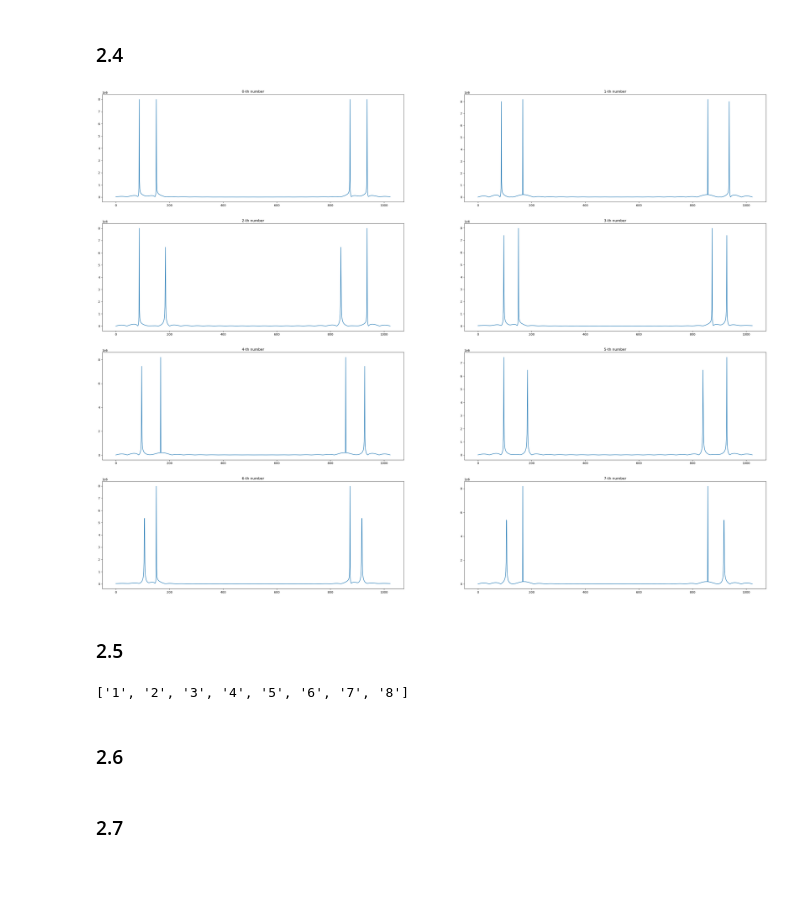
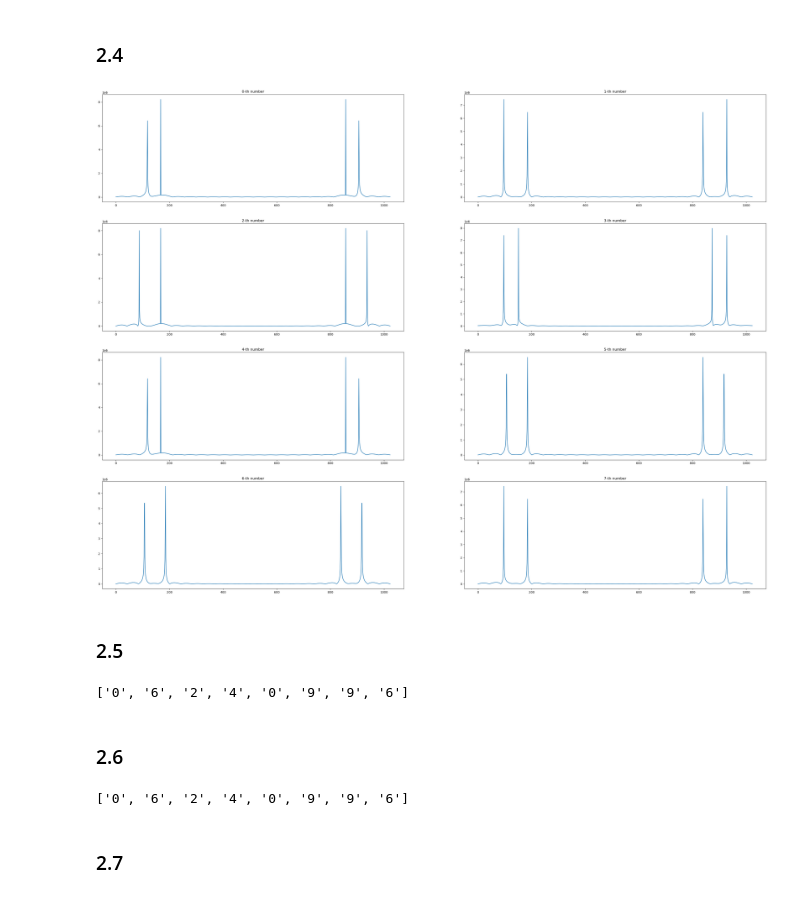
Before and after one commit to ElGreKost/DSP-Lab-Suite, a Jupyter notebook: Digital-Signal-Processing/dsp_project1/dsp_lab1_code.ipynb, the cells around one changed output. Saved outputs shown, nothing was run; the diff lists cells and outputs as text; code cells hidden in the pictures.

```diff
--- a/Digital-Signal-Processing/dsp_project1/dsp_lab1_code.ipynb
+++ b/Digital-Signal-Processing/dsp_project1/dsp_lab1_code.ipynb
@@ -313,8 +316,7 @@ plt.show()
 # %%
 from scipy.io import wavfile
 
-# am, am_sound = '06240996', []
-am, am_sound = '12345678', []
+am, am_sound = '06240996', []
 for digit in am:
     am_sound = np.concatenate([am_sound, btn_sounds[digit], np.zeros(100)])
 am_sound = am_sound[:-100]  # to delete tail's zeros
@@ -331,22 +333,25 @@ display(Audio(am_sound, rate=44100))
 # %%
 N = 1024
 w_hamm, w_rect = np.zeros(N), np.zeros(N)
 w_rect[:1000], w_hamm[:1000] = 1, np.hamming(L)
 
-# make it 1024 with zero padding.
-am_sound_padded = np.copy(am_sound_norm)
-am_sound_padded = np.pad(am_sound_padded, (0, 24), mode='constant', constant_values=0)
+
 
 sig_len = len(am_sound_norm)
-Digits_fourier = [np.abs(np.fft.fft(w_rect * am_sound_padded[i:i + 1024])) for i in range(0, sig_len, (1000 + 100))]
+Digits_fourier = []
+for i in range(0, sig_len, (1000 + 100)):
+    am_sound_padded = np.copy(am_sound_norm[i:i + 1000])
+    am_sound_padded = np.pad(am_sound_padded, (0, 24), mode='constant', constant_values=0)
+    # make it 1024 with zero padding.
+    Digits_fourier.append(np.abs(np.fft.fft(w_rect * am_sound_padded) ) )
 
 fig, axes = plt.subplots(nrows=4, ncols=2, figsize=(40, 30))
 
 for i, ax in enumerate(axes.flat):  # the flat func makes the 2d array into a 1d
     ax.plot(Digits_fourier[i])
     ax.set_title(f'{i}-th number')
 # %% [output]
-[figure, old version]
+[figure, new version]
 # %% [markdown]
 ### 2.5
 # %%
@@ -362,7 +367,7 @@ def neighrest_btn(btns: dict, in_btn: list):
 Predicted_numbers = [neighrest_btn(btn_dfts, in_btn) for in_btn in Digits_fourier]
 Predicted_numbers
 # %% [output]
-['1', '2', '3', '4', '5', '6', '7', '8']
+['0', '6', '2', '4', '0', '9', '9', '6']
 # %% [markdown]
 ### 2.6
 # %%
@@ -371,18 +376,29 @@ def ttdecode(signIn: List) -> List[float]:
     rect[:1000] = 1
 
     # Παίρνουμε τη φασματική απεικόνιση κάθε ψηφίου του σήματος προς ανάλυση.
-    # Make it 1024 with zero padding.
-    signIn_padded = np.copy(signIn)
-    signIn_padded = np.pad(signIn_padded, (0, 24), mode='constant', constant_values=0)
+    signIn_digits_dft = []
 
+    i = 0
+    while i < len(signIn):
+        signIn_padded = np.copy(signIn[i:i + 1000])
+        signIn_padded = np.pad(signIn_padded, (0, 24), mode='constant', constant_values=0)
+        signIn_digits_dft.append(np.abs((np.fft.fft(rect * signIn_padded))) )
 
-    signIn_digits_dft = [np.abs((np.fft.fft(rect * signIn_padded[i:i + 1024]))) for i in range(0, len(signIn_padded), (1000 + 100))]
-    signIn_digits_dft.append(np.abs((np.fft.fft(rect * signIn_padded[len(signIn_padded) - 1024: len(signIn_padded)]))))
+        # Αν πλάτος < 10% του μέσου πλάτους σήματος αγνόησε το
+        average_amp = np.max(signIn[i:i+1000])
+
+        while signIn[i + 1] < average_amp * 0.1:
+            i += 1
+        i += 1000
+
     # Επιστρέφουμε τα ψηφία απο το σήμα προς ανάλυση
     return [neighrest_btn(btn_dfts, in_btn) for in_btn in signIn_digits_dft]
 
 
 digits_of_am_sound = ttdecode(am_sound_norm)
+digits_of_am_sound
+# %% [output]
+['0', '6', '2', '4', '0', '9', '9', '6']
 # %% [markdown]
 ### 2.7
 # %%
```
Also changed, not shown: parts of 3 cells of this notebook, 1 other file.
